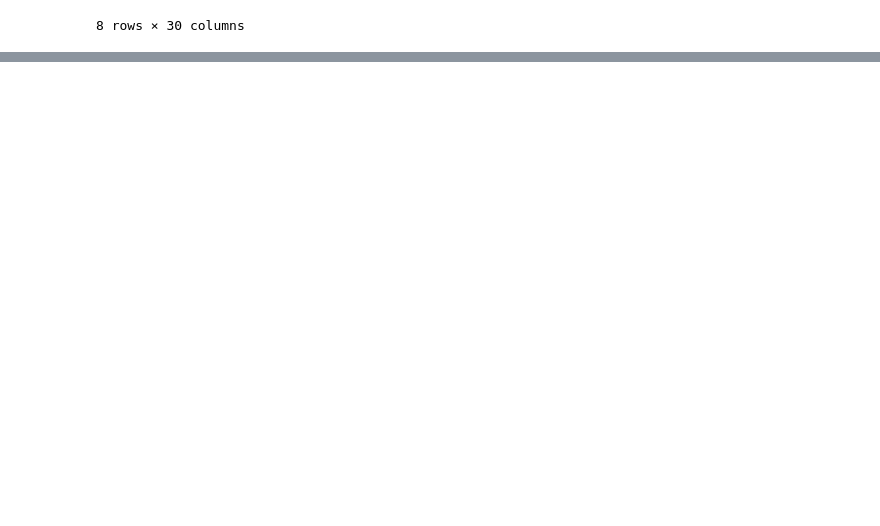
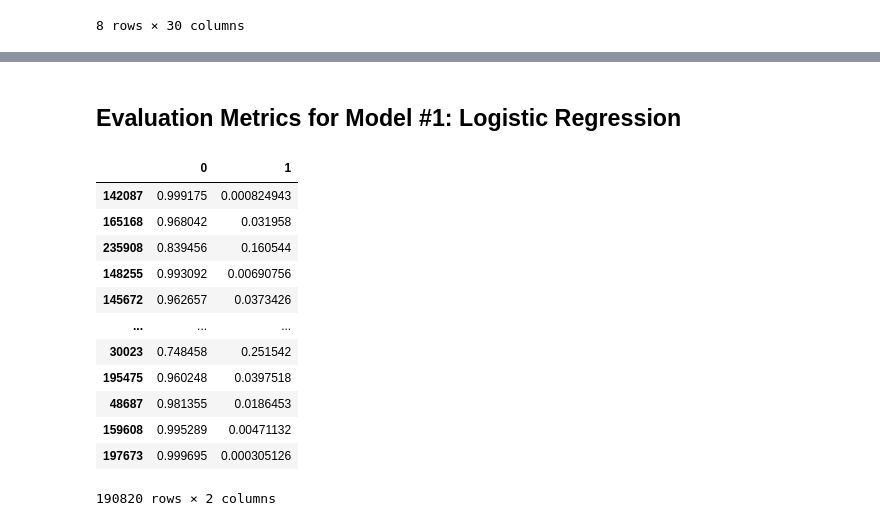
Before and after one commit to frankrefischer/unsuper-02, a Jupyter notebook: Credit Card Fraud.ipynb, the cells around one changed output, grey strips where cells are left out. Drawn from its saved outputs; the diff is of its cells as text; code cells hidden in the pictures; blank space fills up the shorter version.

```diff
--- a/Credit Card Fraud.ipynb
+++ b/Credit Card Fraud.ipynb
@@ -89,32 +126,36 @@ kfold.n_splits
 # %%
-training_scores = []
-validation_scores = []
-all_predictions = pd.DataFrame(data=[], index=y_train.index, columns=[0,1])
+def train_model(model, cross_validator):
+#    training_scores = []
+#    validation_scores = []
+    predictions = pd.DataFrame(data=[], index=y_train.index, columns=[0,1])
 
-for i, (training_index, validation_index) in enumerate(kfold.split(X_train, y_train)):
-    X_training_fold = X_train.iloc[training_index, :]
-    y_training_fold = y_train.iloc[training_index]
+    for i, (training_index, validation_index) in enumerate(cross_validator.split(X_train, y_train)):
+        X_training_fold = X_train.iloc[training_index, :]
+        y_training_fold = y_train.iloc[training_index]
 
-    logreg.fit(X_training_fold, y_training_fold)
+        model.fit(X_training_fold, y_training_fold)
 
-    y_training_proba = logreg.predict_proba(X_training_fold)
-    log_loss_training = log_loss(y_true=y_training_fold, y_pred=y_training_proba)
+        y_training_proba = model.predict_proba(X_training_fold)
+        log_loss_training = log_loss(y_true=y_training_fold, y_pred=y_training_proba)
 
-    X_validation_fold = X_train.iloc[validation_index, :]
-    y_validation_fold = y_train.iloc[validation_index]
+        X_validation_fold = X_train.iloc[validation_index, :]
+        y_validation_fold = y_train.iloc[validation_index]
 
-    y_validation_proba = logreg.predict_proba(X_validation_fold)
-    log_loss_validation = log_loss(y_true=y_validation_fold, y_pred=y_validation_proba)
+        y_validation_proba = model.predict_proba(X_validation_fold)
+        log_loss_validation = log_loss(y_true=y_validation_fold, y_pred=y_validation_proba)
 
-    all_predictions.loc[X_validation_fold.index, :] = y_validation_proba
+        predictions.loc[X_validation_fold.index, :] = y_validation_proba
 
-    training_scores.append(log_loss_training)
-    validation_scores.append(log_loss_validation)
+#        training_scores.append(log_loss_training)
+#        validation_scores.append(log_loss_validation)
 
-    print(f'Cross Validation #Fold={i+1:1}/{kfold.n_splits:1} - Training Log Loss: {log_loss_training:.6f} - Validation Log Loss: {log_loss_validation:.6f}')
+        print(f'Cross Validation #Fold={i+1:1}/{cross_validator.n_splits:1} - Training Log Loss: {log_loss_training:.6f} - Validation Log Loss: {log_loss_validation:.6f}')
 
-log_loss_logistic_regression = log_loss(y_train, all_predictions.loc[:, 1])
-print(f'Logistic Regression Log Loss: {log_loss_logistic_regression:.6f}')
+    return predictions
+
+predictions_logreg = train_model(model=logreg_model, cross_validator=stratified_kfold)
+log_loss_logreg = log_loss(y_train, predictions_logreg.loc[:, 1])
+print(f'{logreg_model.__class__.__name__} Log Loss: {log_loss_logreg:.6f}')
 # %% [output]
 Cross Validation #Fold=1/5 - Training Log Loss: 0.109664 - Validation Log Loss: 0.108788
 Cross Validation #Fold=2/5 - Training Log Loss: 0.104602 - Validation Log Loss: 0.104089
@@ -124,0 +166,18 @@ Logistic Regression Log Loss: 0.109131
+# %% [markdown]
+## Evaluation Metrics for Model #1: Logistic Regression
+# %%
+predictions_logreg
+# %% [output]
+|  | 0 | 1 |
+| 142087 | 0.999175 | 0.000824943 |
+| 165168 | 0.968042 | 0.031958 |
+| 235908 | 0.839456 | 0.160544 |
+| 148255 | 0.993092 | 0.00690756 |
+| 145672 | 0.962657 | 0.0373426 |
+| ... | ... | ... |
+| 30023 | 0.748458 | 0.251542 |
+| 195475 | 0.960248 | 0.0397518 |
+| 48687 | 0.981355 | 0.0186453 |
+| 159608 | 0.995289 | 0.00471132 |
+| 197673 | 0.999695 | 0.000305126 |
+190820 rows × 2 columns
```
Also changed, not shown: parts of 19 cells of this notebook.
